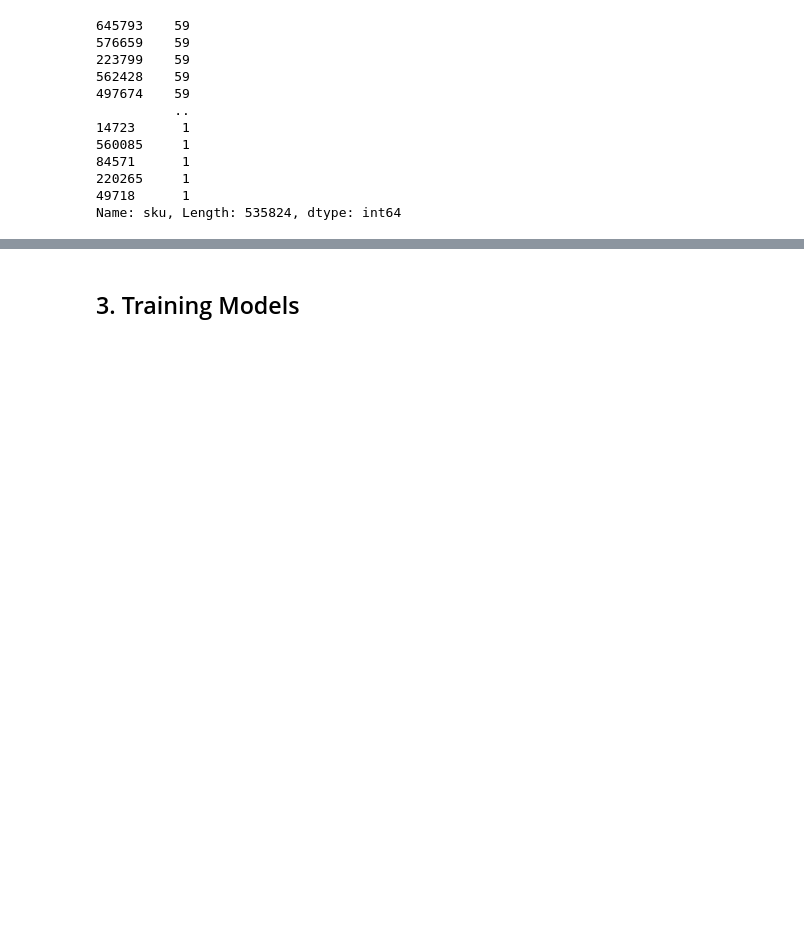
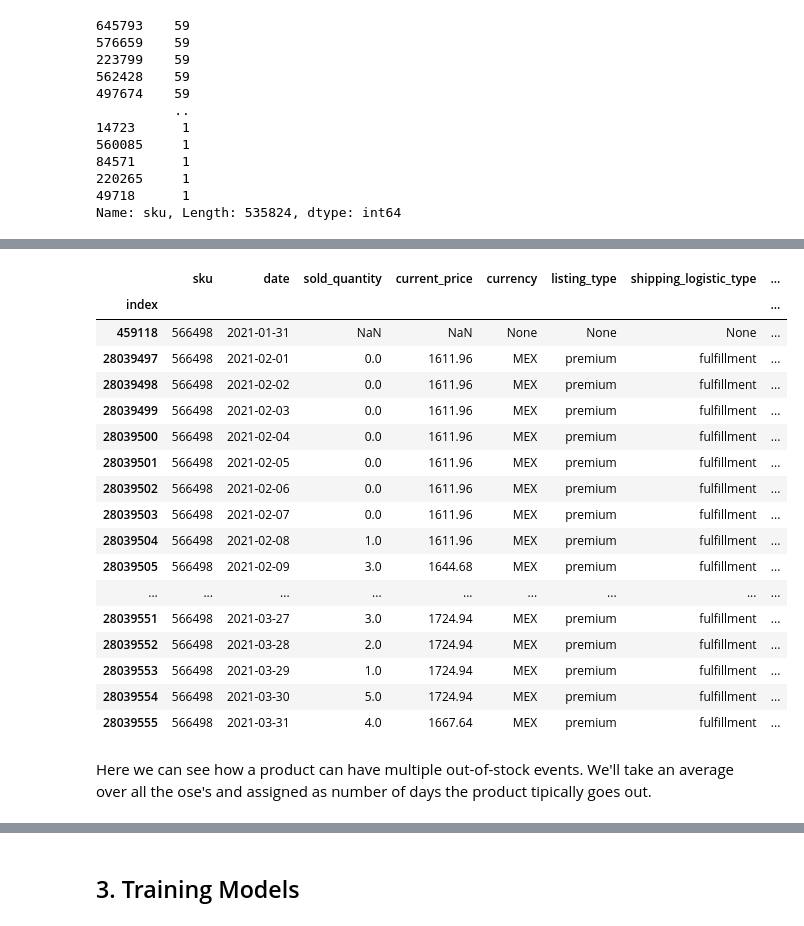
Before and after one commit to santortiz/out-of-stock, a Jupyter notebook: notebooks/eda.ipynb, the cells around one changed output, grey strips where cells are left out. Saved outputs shown, nothing was run; the diff lists cells and outputs as text; code cells hidden in the pictures; blank space fills up the shorter version.

Commit message:
Found that a product can have multiple ose's. This leads to take a combination of days such as the average and assign them as days til the product it out

```diff
--- a/notebooks/eda.ipynb
+++ b/notebooks/eda.ipynb
@@ -313,0 +336,24 @@ data_with_ose_mocked = pd.read_parquet("../storage/data/data_with_ose_mocked.par
+# %%
+tmp = data_with_ose_mocked[(data_with_ose_mocked["sku"] == 566498)]
+tmp
+# %% [output]
+|  | sku | date | sold_quantity | current_price | currency | listing_type | shipping_logistic_type | ... |
+| index |  |  |  |  |  |  |  | ... |
+| 459118 | 566498 | 2021-01-31 | NaN | NaN | None | None | None | ... |
+| 28039497 | 566498 | 2021-02-01 | 0.0 | 1611.96 | MEX | premium | fulfillment | ... |
+| 28039498 | 566498 | 2021-02-02 | 0.0 | 1611.96 | MEX | premium | fulfillment | ... |
+| 28039499 | 566498 | 2021-02-03 | 0.0 | 1611.96 | MEX | premium | fulfillment | ... |
+| 28039500 | 566498 | 2021-02-04 | 0.0 | 1611.96 | MEX | premium | fulfillment | ... |
+| 28039501 | 566498 | 2021-02-05 | 0.0 | 1611.96 | MEX | premium | fulfillment | ... |
+| 28039502 | 566498 | 2021-02-06 | 0.0 | 1611.96 | MEX | premium | fulfillment | ... |
+| 28039503 | 566498 | 2021-02-07 | 0.0 | 1611.96 | MEX | premium | fulfillment | ... |
+| 28039504 | 566498 | 2021-02-08 | 1.0 | 1611.96 | MEX | premium | fulfillment | ... |
+| 28039505 | 566498 | 2021-02-09 | 3.0 | 1644.68 | MEX | premium | fulfillment | ... |
+| ... | ... | ... | ... | ... | ... | ... | ... | ... |
+| 28039551 | 566498 | 2021-03-27 | 3.0 | 1724.94 | MEX | premium | fulfillment | ... |
+| 28039552 | 566498 | 2021-03-28 | 2.0 | 1724.94 | MEX | premium | fulfillment | ... |
+| 28039553 | 566498 | 2021-03-29 | 1.0 | 1724.94 | MEX | premium | fulfillment | ... |
+| 28039554 | 566498 | 2021-03-30 | 5.0 | 1724.94 | MEX | premium | fulfillment | ... |
+| 28039555 | 566498 | 2021-03-31 | 4.0 | 1667.64 | MEX | premium | fulfillment | ... |
+# %% [markdown]
+Here we can see how a product can have multiple out-of-stock events. We'll take an average over all the ose's and assigned as number of days the product tipically goes out.
```
Also changed, not shown: parts of 22 cells of this notebook.
